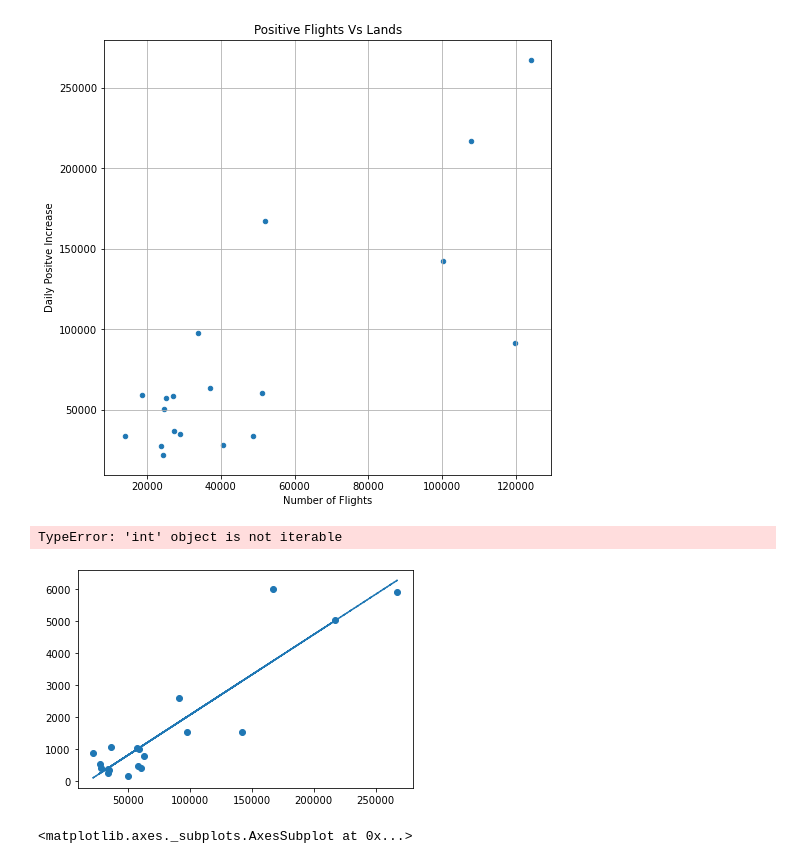
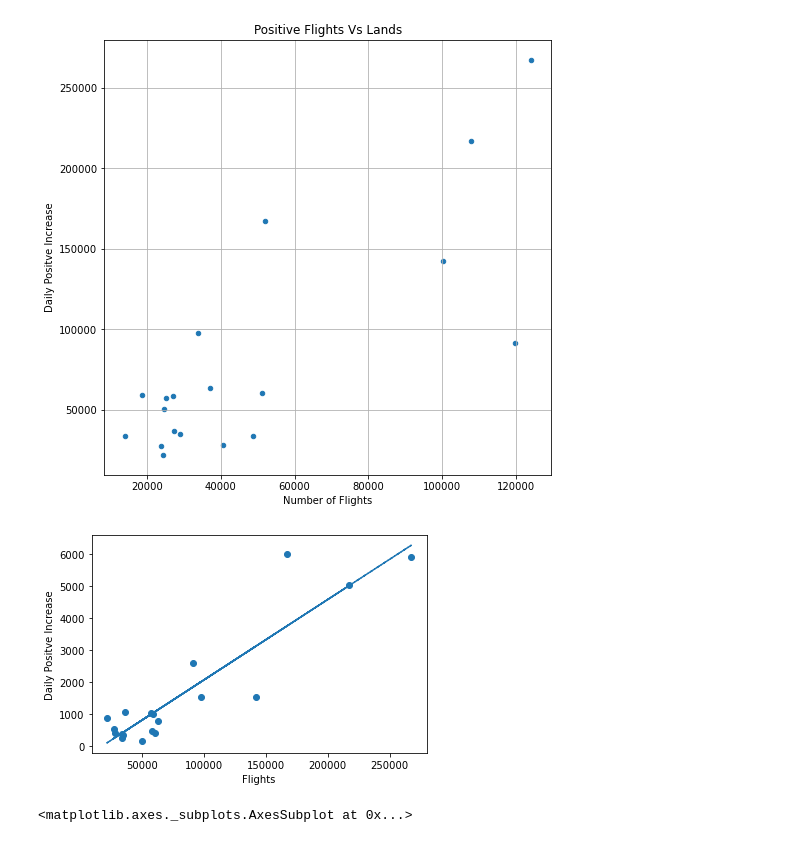
Before and after one commit to MersedehSP/Covid_Analyzer, a Jupyter notebook: Flight_Correlation_Work.ipynb, the cells around one changed output. Cells and saved outputs as stored; diff of their text form; code cells hidden in the pictures.

```diff
--- a/Flight_Correlation_Work.ipynb
+++ b/Flight_Correlation_Work.ipynb
@@ -41,19 +41,18 @@ plt.show()
 # %%
 flights = total_df.iloc[:,2]
 positive = total_df.iloc[:,3]
 
 fl_slope, fl_int, fl_r, fl_p, fl_std_err = stats.linregress(flights, positive)
 fl_fit = fl_slope * flights + fl_int
 
 plt.scatter(flights,positive)
 plt.plot(flights,fl_fit,"--")
-plt.xticks(np.arange(min(100), max(300000)))
+#plt.xticks(np.arange(min(100), max(300000)))
 plt.xlabel('Flights')
 plt.ylabel('Daily Positve Increase')
 plt.show()
 # %% [output]
-TypeError: 'int' object is not iterable
-[figure, old version]
+[figure, new version]
 # %%
 #BoxPlot Positive rates by state
 data_df.boxplot("Daily Positve Increase", by="State", figsize=(20, 10))
```
